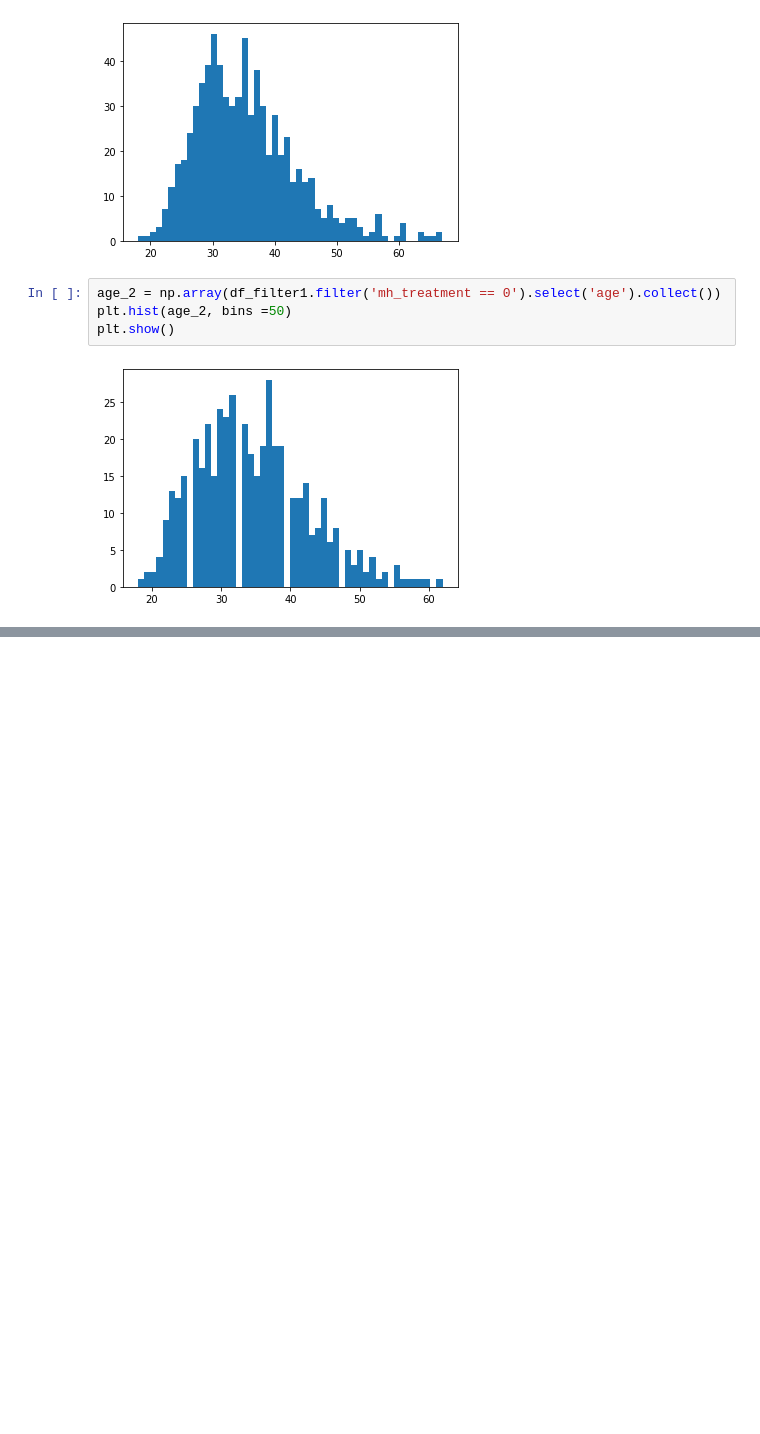
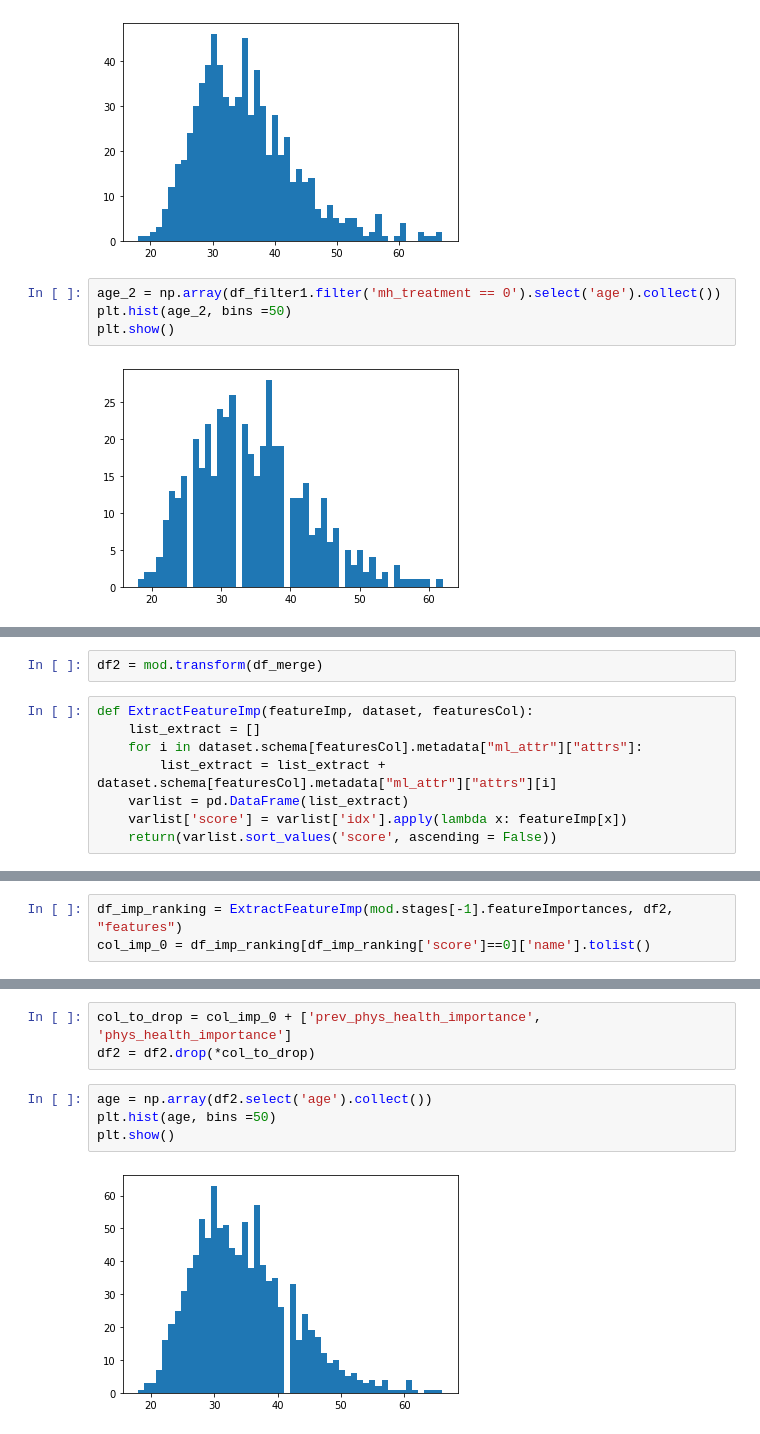
Before and after one commit to jinghuayi2022/722_iteration4_huayi_jing, a Jupyter notebook: Iteration_4_Huayi_Jing.ipynb, the cells around one changed output, grey strips where cells are left out. Cells and saved outputs as stored; diff of their text form; blank space fills up the shorter version.

```diff
--- a/Iteration_4_Huayi_Jing.ipynb
+++ b/Iteration_4_Huayi_Jing.ipynb
@@ -390,0 +808,10 @@ print((df_filter1.count(), len(df_filter1.columns)))
+# %%
+df2 = mod.transform(df_merge)
+# %%
+def ExtractFeatureImp(featureImp, dataset, featuresCol):
+    list_extract = []
+    for i in dataset.schema[featuresCol].metadata["ml_attr"]["attrs"]:
+        list_extract = list_extract + dataset.schema[featuresCol].metadata["ml_attr"]["attrs"][i]
+    varlist = pd.DataFrame(list_extract)
+    varlist['score'] = varlist['idx'].apply(lambda x: featureImp[x])
+    return(varlist.sort_values('score', ascending = False))
@@ -390,0 +847,3 @@ print((df_filter1.count(), len(df_filter1.columns)))
+# %%
+df_imp_ranking = ExtractFeatureImp(mod.stages[-1].featureImportances, df2, "features")
+col_imp_0 = df_imp_ranking[df_imp_ranking['score']==0]['name'].tolist()
@@ -390,0 +890,9 @@ print((df_filter1.count(), len(df_filter1.columns)))
+# %%
+col_to_drop = col_imp_0 + ['prev_phys_health_importance', 'phys_health_importance']
+df2 = df2.drop(*col_to_drop)
+# %%
+age = np.array(df2.select('age').collect())
+plt.hist(age, bins =50)
+plt.show()
+# %% [output]
+[figure, added]
```
Also changed, not shown: parts of 80 cells of this notebook.
